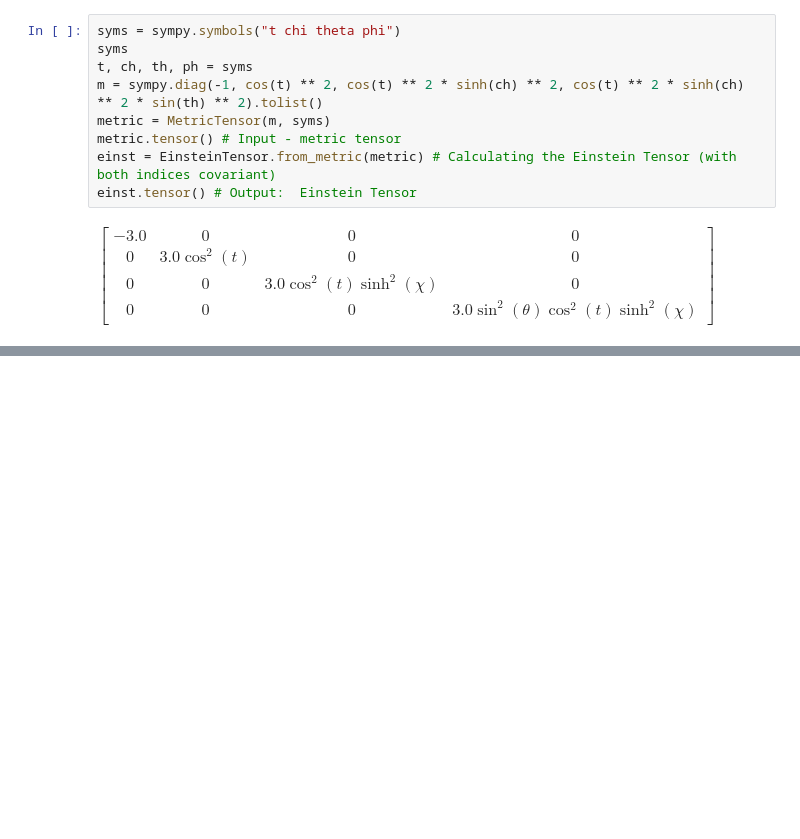
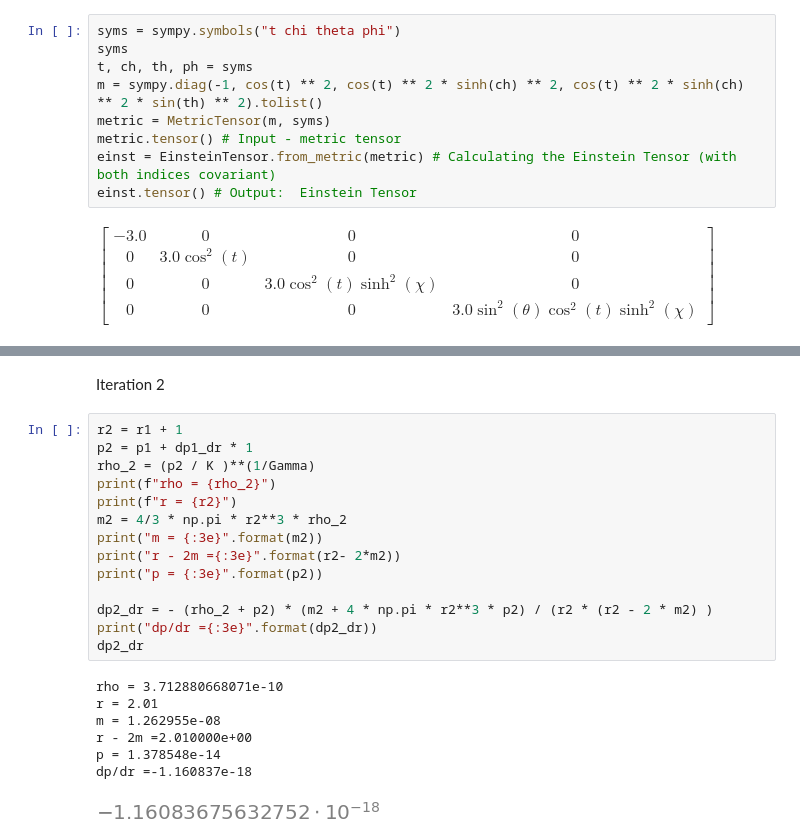
Before and after one commit to raywkhon/PyAstro, a Jupyter notebook: TestPy.ipynb, the cells around one changed output, grey strips where cells are left out. Saved outputs shown, nothing was run; the diff lists cells and outputs as text; blank space fills up the shorter version.

```diff
--- a/TestPy.ipynb
+++ b/TestPy.ipynb
@@ -71,0 +124,24 @@ You would obtain:
+# %% [markdown]
+Iteration 2
+# %%
+r2 = r1 + 1
+p2 = p1 + dp1_dr * 1
+rho_2 = (p2 / K )**(1/Gamma)
+print(f"rho = {rho_2}")
+print(f"r = {r2}")
+m2 = 4/3 * np.pi * r2**3 * rho_2
+print("m = {:3e}".format(m2))
+print("r - 2m ={:3e}".format(r2- 2*m2))
+print("p = {:3e}".format(p2))
+
+dp2_dr = - (rho_2 + p2) * (m2 + 4 * np.pi * r2**3 * p2) / (r2 * (r2 - 2 * m2) )
+print("dp/dr ={:3e}".format(dp2_dr))
+dp2_dr
+# %% [output]
+rho = 3.712880668071e-10
+r = 2.01
+m = 1.262955e-08
+r - 2m =2.010000e+00
+p = 1.378548e-14
+dp/dr =-1.160837e-18
+[figure, added]
```
Also changed, not shown: parts of 15 cells of this notebook.
